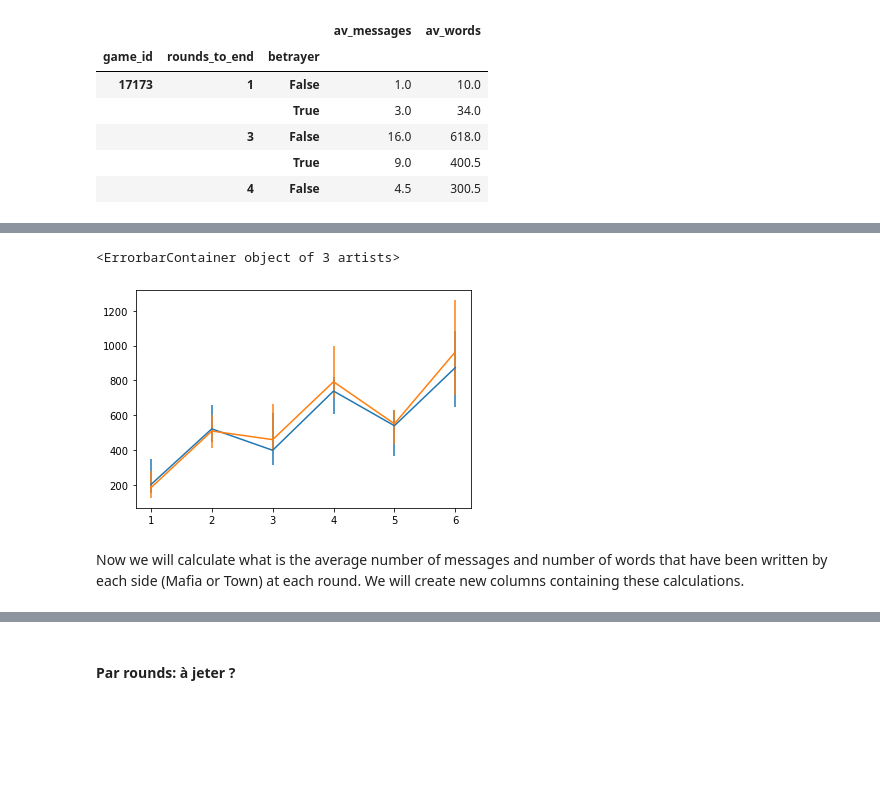
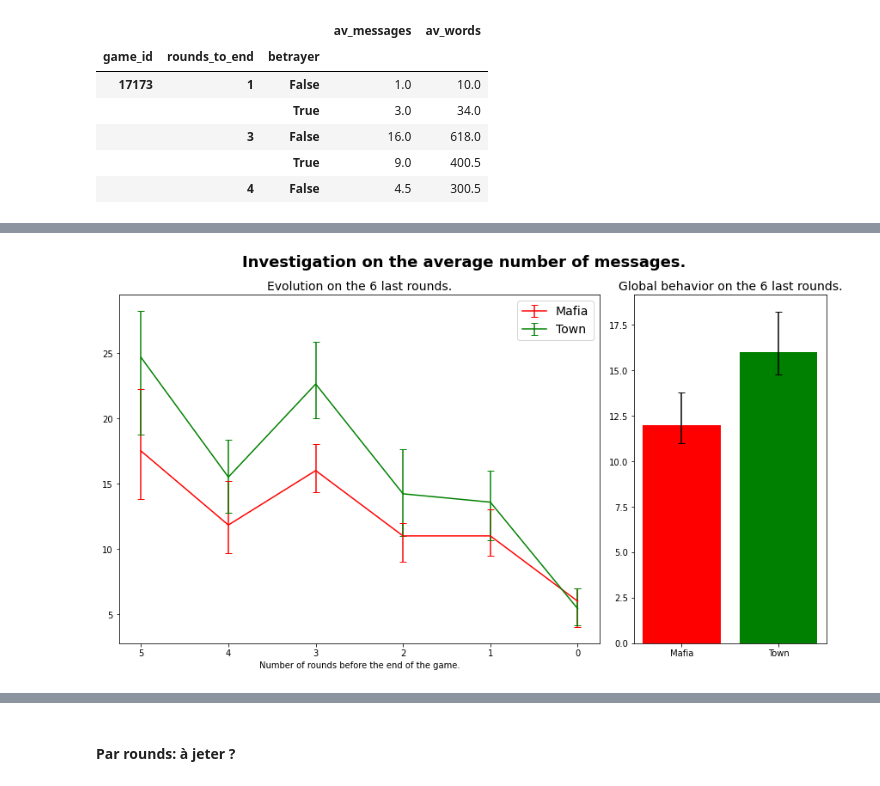
Before and after one commit to epfl-ada/ada-2020-project-milestone-p3-p3_bamboozled-gang, a Jupyter notebook: project_report.ipynb, the cells around one changed output, grey strips where cells are left out. Drawn from its saved outputs; the diff is of its cells as text; code cells hidden in the pictures; blank space fills up the shorter version.

```diff
--- a/project_report.ipynb
+++ b/project_report.ipynb
@@ -590,3 +590,12 @@ def bootstrap_CI_median(data, nbr_draws=1000, ci=95):
         medians[n] = np.nanmedian(data_tmp)  # calculate the mean of the new array of values
 
     return np.nanpercentile(medians, low_perc), np.nanpercentile(medians, high_perc)
+# %%
+# define the aesthetic
+MAFIA_COLOR = 'red'
+TOWN_COLOR = 'green'
+
+# style of the plots
+plt.style.use('seaborn-colorblind')
+# length of the lines at the extrimity of errorbars
+plt.rcParams['errorbar.capsize'] = 4
@@ -1108,40 +1159,9 @@ plt.errorbar(x = round
-# %%
-round = [1, 2, 3, 4, 5, 6]
-lower_error = []
-upper_error = []
-fig, ax = plt.subplots()
-
-for rd in np.unique(results.rounds_to_end):
-    low, up = bootstrap_CI_median(results[(results.betrayer == True) & (results.rounds_to_end == rd)]['av_words'])
-    lower_error.append(results.loc[(results.betrayer == True) & (results.rounds_to_end == rd), 'av_words'].median() - low)
-    upper_error.append(up - results.loc[(results.betrayer == True) & (results.rounds_to_end == rd), 'av_words'].median())
-asymmetric_error = [lower_error, upper_error]
-
-plt.errorbar(x = round
-             , y = results[results.betrayer == True].groupby(['rounds_to_end']).median()['av_words']
-             , yerr= asymmetric_error
-            )
-
-lower_error = []
-upper_error = []
-for rd in np.unique(results.rounds_to_end):
-    low, up = bootstrap_CI_median(results[(results.betrayer == False) & (results.rounds_to_end == rd)]['av_words'])
-    lower_error.append(results.loc[(results.betrayer == False) & (results.rounds_to_end == rd), 'av_words'].median() - low)
-    upper_error.append(up - results.loc[(results.betrayer == False) & (results.rounds_to_end == rd), 'av_words'].median())
-asymmetric_error = [lower_error, upper_error]
-
-plt.errorbar(x = round
-             , y = results[results.betrayer == False].groupby(['rounds_to_end']).median()['av_words']
-             , yerr= asymmetric_error
-            )
-
-#ax.plot(round, results[results.betrayer == False].groupby(['rounds_to_end']).median()['av_messages'])
-
-#plt.set(xlabel='rounds to end', ylabel='number of messages per person',
-       #title='  ')
-#plt.grid()
-# %% [output]
-<ErrorbarContainer object of 3 artists>
-[figure, removed]
-# %% [markdown]
-Now we will calculate what is the average number of messages and number of words that have been written by each side (Mafia or Town) at each round. We will create new columns containing these calculations.
+# %%
+plot_feat_per_round(results
+                    , 'av_messages'
+                    , np.nanmedian
+                    , bootstrap_CI_median
+                    , feat_name_str = 'average number of messages'
+                   )
+# %% [output]
+[figure, added]
```
Also changed, not shown: parts of 30 cells of this notebook.
